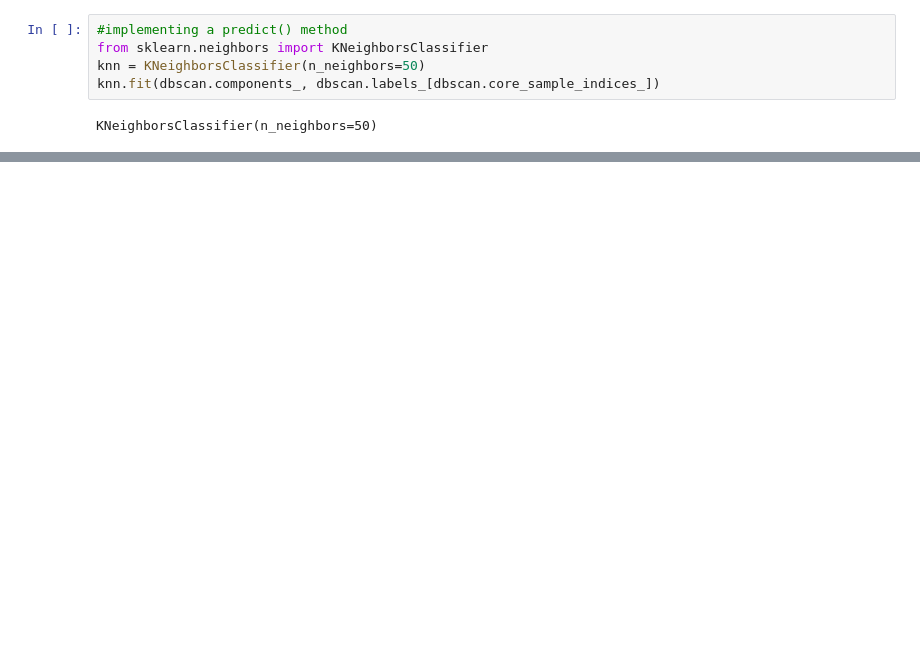
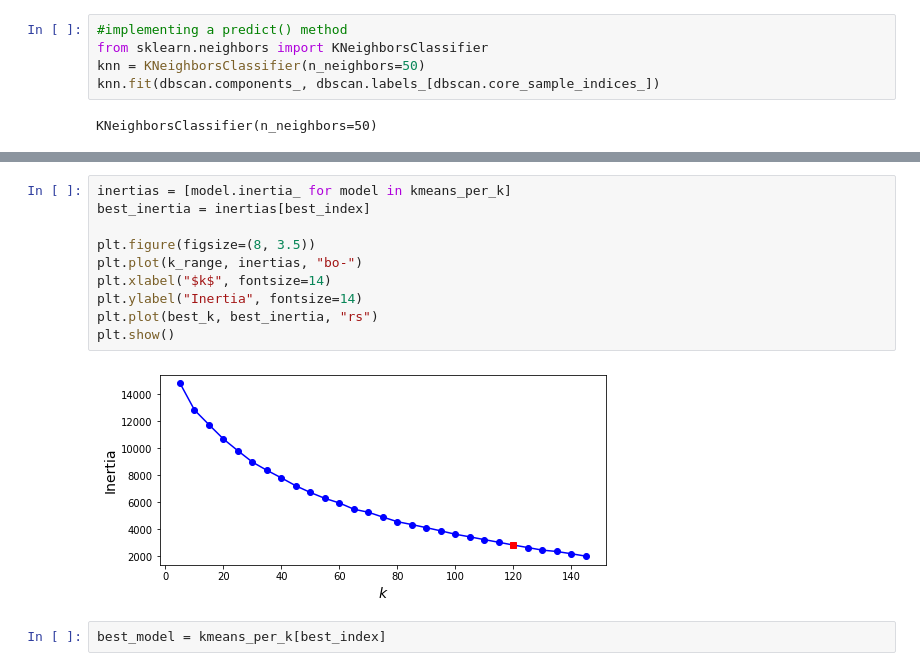
Before and after one commit to julia-rolemberg/classification-MNIST, a Jupyter notebook: unsupervised/unsupervised-learning.ipynb, the cells around one changed output, grey strips where cells are left out. Drawn from its saved outputs; the diff is of its cells as text; blank space fills up the shorter version.

```diff
--- a/unsupervised/unsupervised-learning.ipynb
+++ b/unsupervised/unsupervised-learning.ipynb
@@ -388,0 +682,14 @@ array([-1,  1,  0, -1], dtype=int64)
+# %%
+inertias = [model.inertia_ for model in kmeans_per_k]
+best_inertia = inertias[best_index]
+
+plt.figure(figsize=(8, 3.5))
+plt.plot(k_range, inertias, "bo-")
+plt.xlabel("$k$", fontsize=14)
+plt.ylabel("Inertia", fontsize=14)
+plt.plot(best_k, best_inertia, "rs")
+plt.show()
+# %% [output]
+[figure, added]
+# %%
+best_model = kmeans_per_k[best_index]
```
Also changed, not shown: parts of 78 cells of this notebook.
